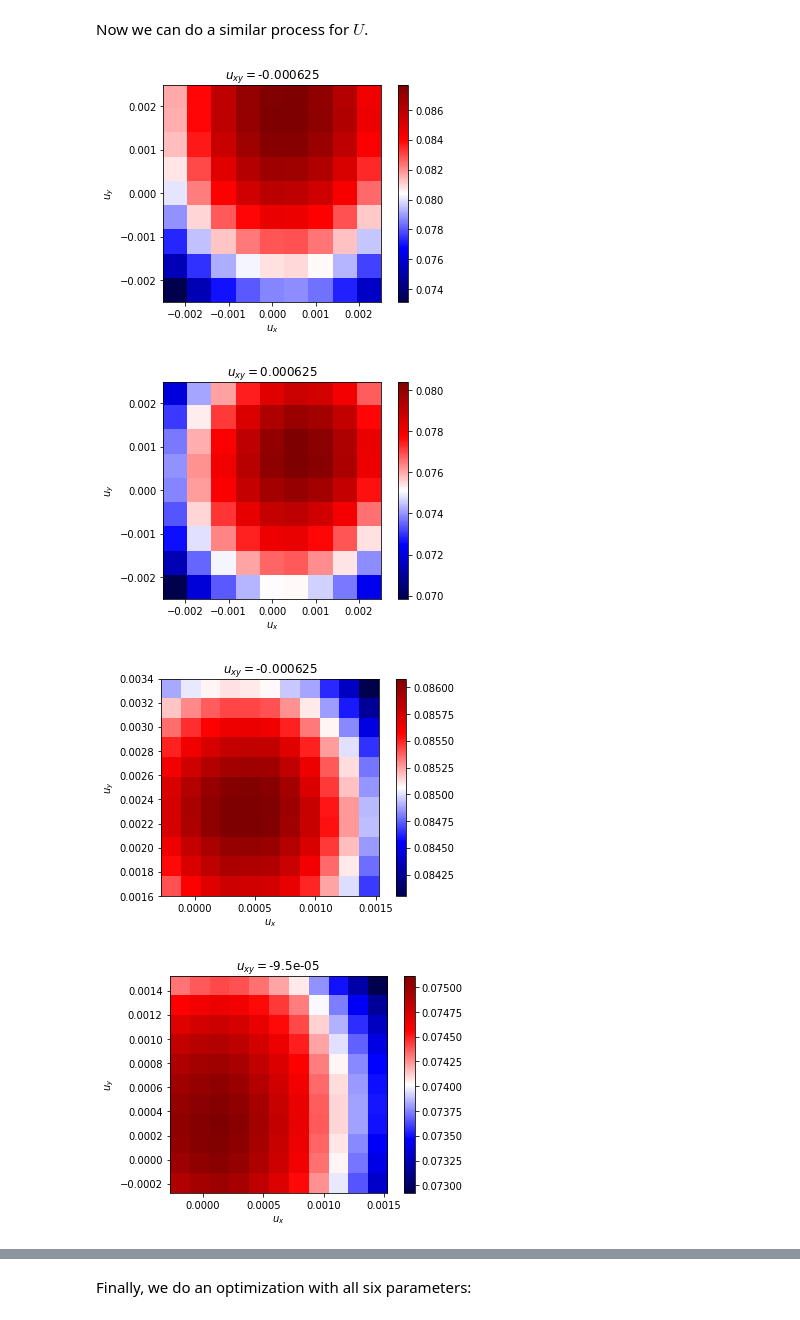
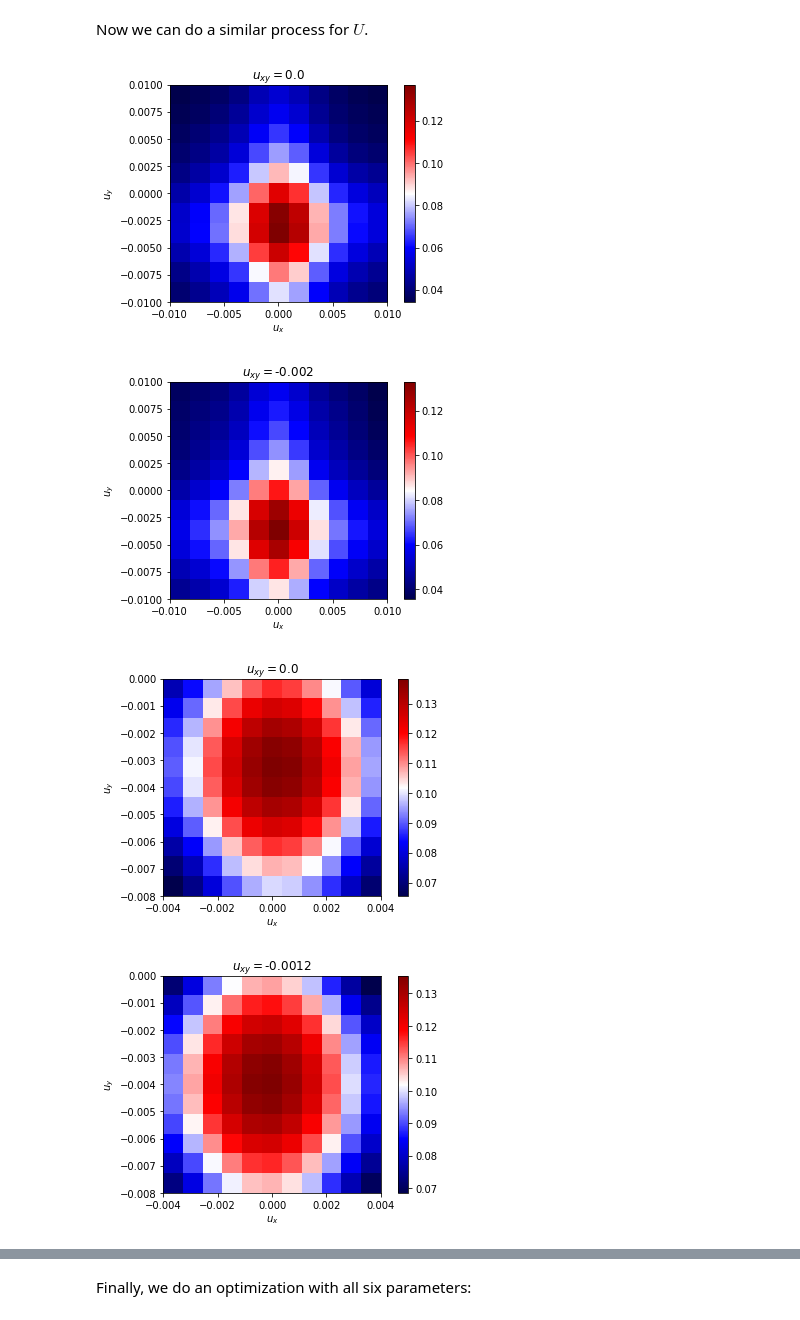
Before and after one commit to swaneyjr/crayscripts, a Jupyter notebook: beam_analysis.ipynb, the cells around one changed output, grey strips where cells are left out. Drawn from its saved outputs; the diff is of its cells as text; code cells hidden in the pictures.

```diff
--- a/beam_analysis.ipynb
+++ b/beam_analysis.ipynb
@@ -676,6 +899,11 @@ def xy_phi_grid(p1, p2, spills, dx_guess, dy_guess, phi_guess, delta_xy, delta_p
 # %%
-ITER = 0
+ITER = 1
+
+if len(xyphi) <= ITER:
+    xyphi.append({})
+else:
+    xyphi[ITER] = {}
 
 for other in OTHERS:
-    xyphi[ITER][other] = xy_phi_grid(ROOT, other, spills, *dxy_coarse[other], 0, 0.3, 0.1, 21, 9, nmax=2, visualize='best')
+    xyphi[ITER][other] = xy_phi_grid(ROOT, other, spills, *xyphi[ITER-1][other], 0.06, .02, 15, 9, alpha=0.1, nmax=5, visualize='best')
 # %% [output]
@@ -684,5 +912,5 @@ for other in OTHERS:
 # %%
-ITER = 1
+ITER = 2
 
 if len(xyphi) <= ITER:
     xyphi.append({})
@@ -690,5 +918,5 @@ else:
     xyphi[ITER] = {}
 
 for other in OTHERS:
-    xyphi[ITER][other] = xy_phi_grid(ROOT, other, spills, *xyphi[ITER-1][other], 0.06, .02, 15, 9, alpha=0.3, nmax=2, visualize='best')
+    xyphi[ITER][other] = xy_phi_grid(ROOT, other, spills, *xyphi[ITER-1][other], .02, .005, 15, 9, alpha=0.1, nmax=5, visualize='best')
 # %% [output]
@@ -697,10 +925,10 @@ for other in OTHERS:
 # %%
 # if we have a good enough initial guess, we can use an optimizer to find the maximum
 
-ITER = 2
+ITER = 3
 
 def f_xyphi(x, p1, p2, spills):
-    return 1 - score_spills(p1, p2, *spills, dx=x[0], dy=x[1], phi=x[2], nmax=4, alpha=0.1)
+    return 1 - score_spills(p1, p2, *spills, dx=x[0], dy=x[1], phi=x[2], nmax=25, alpha=0.1)
 
 if len(xyphi) <= ITER:
     xyphi.append({})
@@ -794,22 +1022,22 @@ def u_grid(p1, p2, spills, ux, uxy, uy, delta, res, visualize=None, **kwargs):
 u_guess = [{}]
 
 for other in OTHERS:
-    u_guess[0][other] = u_grid(ROOT, other, spills, 0, 0, 0, 2.5e-3, 9, nmax=2, visualize='best', alpha=0.05, \
+    u_guess[0][other] = u_grid(ROOT, other, spills, 0, 0, 0, 1e-2, 11, nmax=5, visualize='best', alpha=0.05, \
            dx=xyphi[-1][other][0], dy=xyphi[-1][other][1], phi=xyphi[-1][other][2],)
 # %% [output]
-[figure, old version]
+[figure, new version]
-[figure, old version]
+[figure, new version]
 # %%
 ITER = 1
 
 if len(u_guess) <= ITER:
     u_guess.append({})
 else:
     u_guess[ITER] = {}
 
 for other in OTHERS:
-    u_guess[ITER][other] = u_grid(ROOT, other, spills, *u_guess[ITER-1][other], 9e-4, 11, nmax=5, alpha=0.05, \
+    u_guess[ITER][other] = u_grid(ROOT, other, spills, *u_guess[ITER-1][other], 4e-3, 11, nmax=5, alpha=0.05, \
            dx=xyphi[-1][other][0], dy=xyphi[-1][other][1], phi=xyphi[-1][other][2], visualize='best')
 # %% [output]
-[figure, old version]
+[figure, new version]
-[figure, old version]
+[figure, new version]
```
Also changed, not shown: parts of 50 cells of this notebook.
